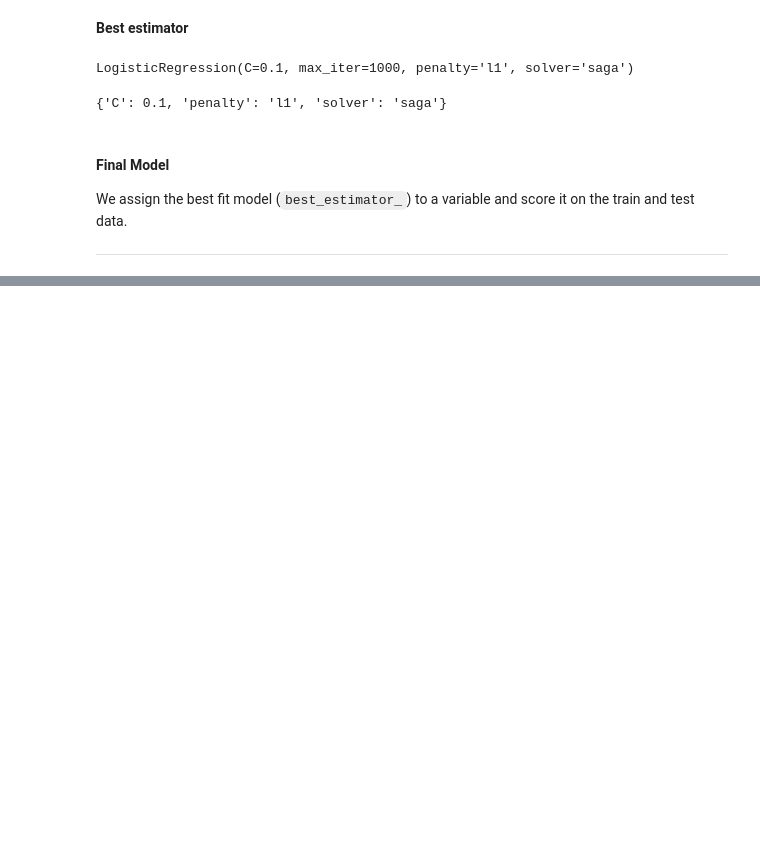
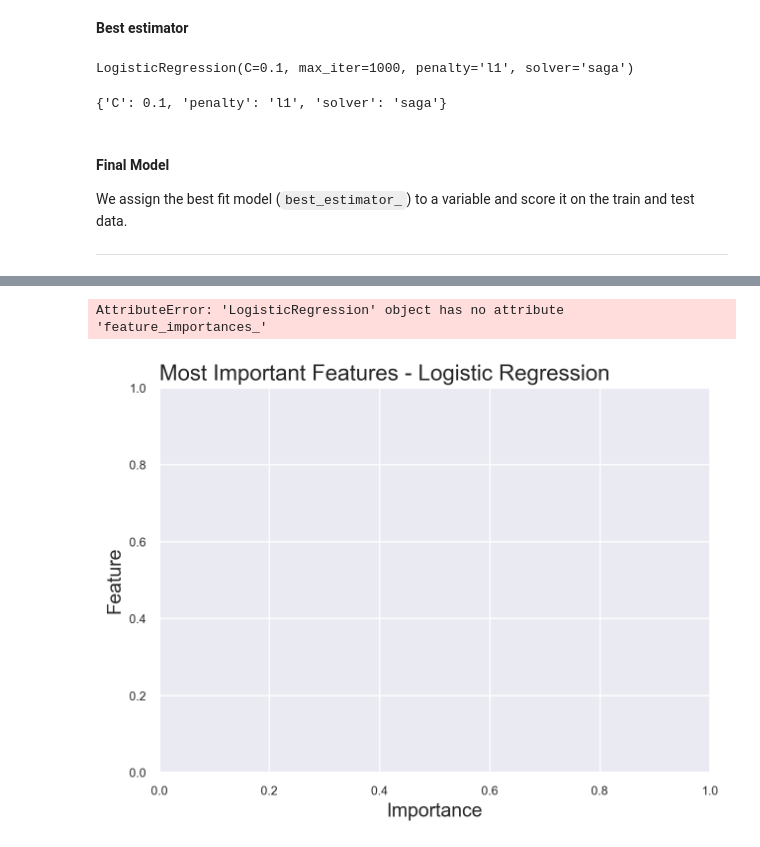
Before and after one commit to fedfioravanti/General_Assembly_Capstone, a Jupyter notebook: GA_Capstone_03_modelling.ipynb, the cells around one changed output, grey strips where cells are left out. Drawn from its saved outputs; the diff is of its cells as text; code cells hidden in the pictures; blank space fills up the shorter version.

```diff
--- a/GA_Capstone_03_modelling.ipynb
+++ b/GA_Capstone_03_modelling.ipynb
@@ -577,0 +579,10 @@ Cross-val mean score: 0.7623628832436928
+# %%
+plt.title('Most Important Features - Logistic Regression', loc='left', fontsize = 16)
+plt.ylabel('Feature', fontsize = 14)
+plt.xlabel('Importance', fontsize = 14)
+(pd.Series(best_logr.feature_importances_, index=X.columns)
+   .nlargest(25)
+   .plot(kind='barh', figsize=(8,12)));
+# %% [output]
+AttributeError: 'LogisticRegression' object has no attribute 'feature_importances_'
+[figure, added]
```
Also changed, not shown: parts of 1 cell of this notebook.
